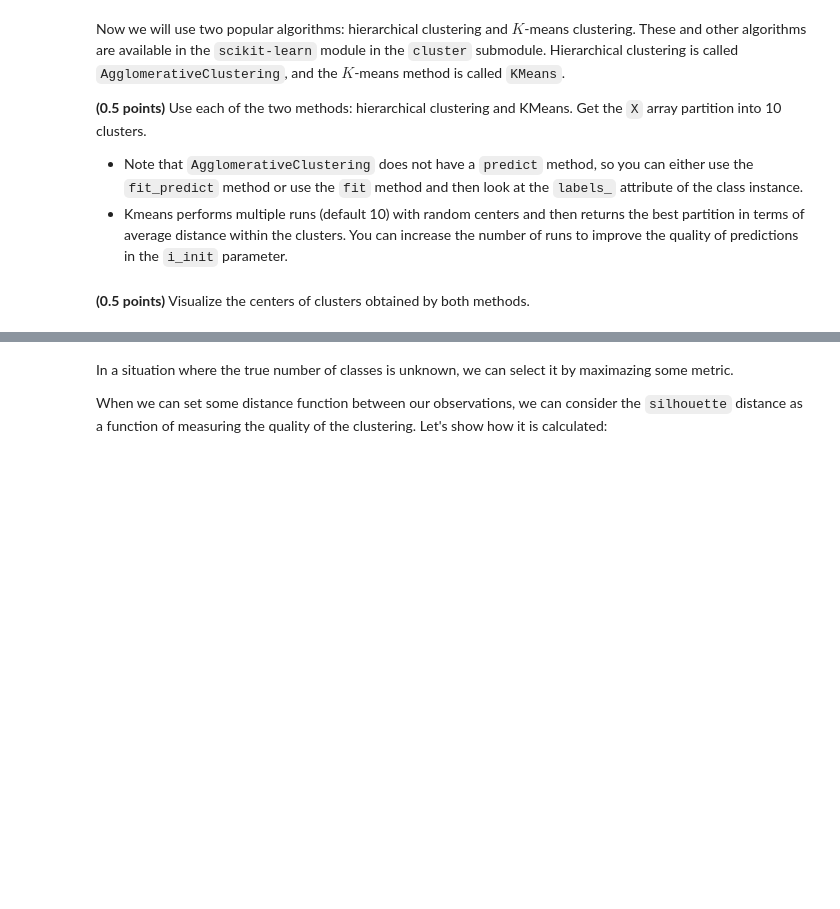
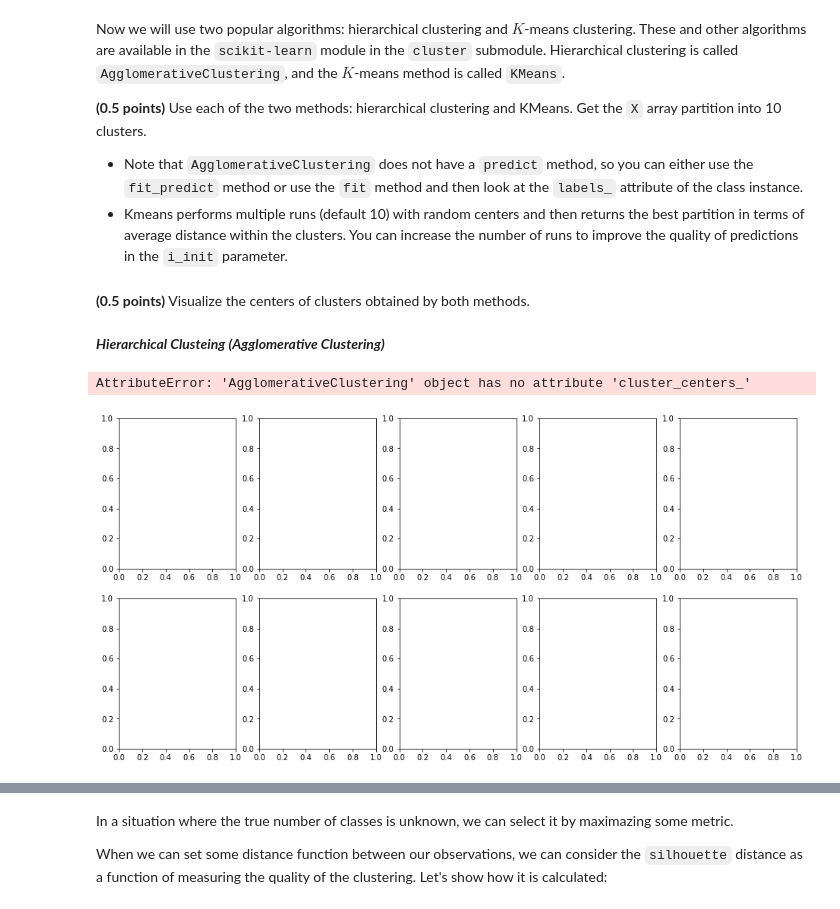
Before and after one commit to drnaida/rsschool-machine-learning-course, a Jupyter notebook: clustering.ipynb, the cells around one changed output, grey strips where cells are left out. Drawn from its saved outputs; the diff is of its cells as text; code cells hidden in the pictures; blank space fills up the shorter version.

```diff
--- a/clustering.ipynb
+++ b/clustering.ipynb
@@ -159,5 +161,11 @@ plt.show()
 # %% [markdown]
 **(0.5 points)** Experiment with `max_iter` and `n_init` parameters. Look at the range of values of the objective function, it's best values, at what parameters and how often they are achieved.
+# %%
+for max_iter in range(1, 20):
+    for n_init in range(1, 20):
+        custom_kmeans = CustomKMeans(n_clusters=n_init, max_iter=max_iter, n_init=10, random_state=15)
+        custom_kmeans.fit(X)
+        custom_kmeans_labels = custom_kmeans.predict(X)
 # %% [markdown]
 Now we will use two popular algorithms: hierarchical clustering and $K$-means clustering. These and other algorithms are available in the `scikit-learn` module in the `cluster` submodule. Hierarchical clustering is called `AgglomerativeClustering`, and the $K$-means method is called `KMeans`.
 
@@ -171,5 +176,26 @@ kmeans_labels = ...
+# %%
+from sklearn.cluster import KMeans
+from sklearn.cluster import AgglomerativeClustering
+clustering = AgglomerativeClustering(n_clusters=10).fit(X)
+hierarchical_labels = clustering.labels_
+kmeans = KMeans(n_clusters=10, random_state=15).fit(X)
+kmeans_labels = kmeans.labels_
 # %%
 assert hierarchical_labels.shape == (1797,)
 assert kmeans_labels.shape == (1797,)
 # %% [markdown]
 **(0.5 points)** Visualize the centers of clusters obtained by both methods.
+# %% [markdown]
+**_Hierarchical Clusteing (Agglomerative Clustering)_**
+# %%
+f, ax = plt.subplots(2,5,figsize=(16,8))
+count = 0
+for i in range(2):
+    for j in range(5):
+        ax[i, j].imshow(clustering.cluster_centers_[count].reshape(8,8))
+        ax[i, j].axis('off')
+        count += 1
+plt.show()
+# %% [output]
+AttributeError: 'AgglomerativeClustering' object has no attribute 'cluster_centers_'
+[figure, added]
```
Also changed, not shown: parts of 6 cells of this notebook.
